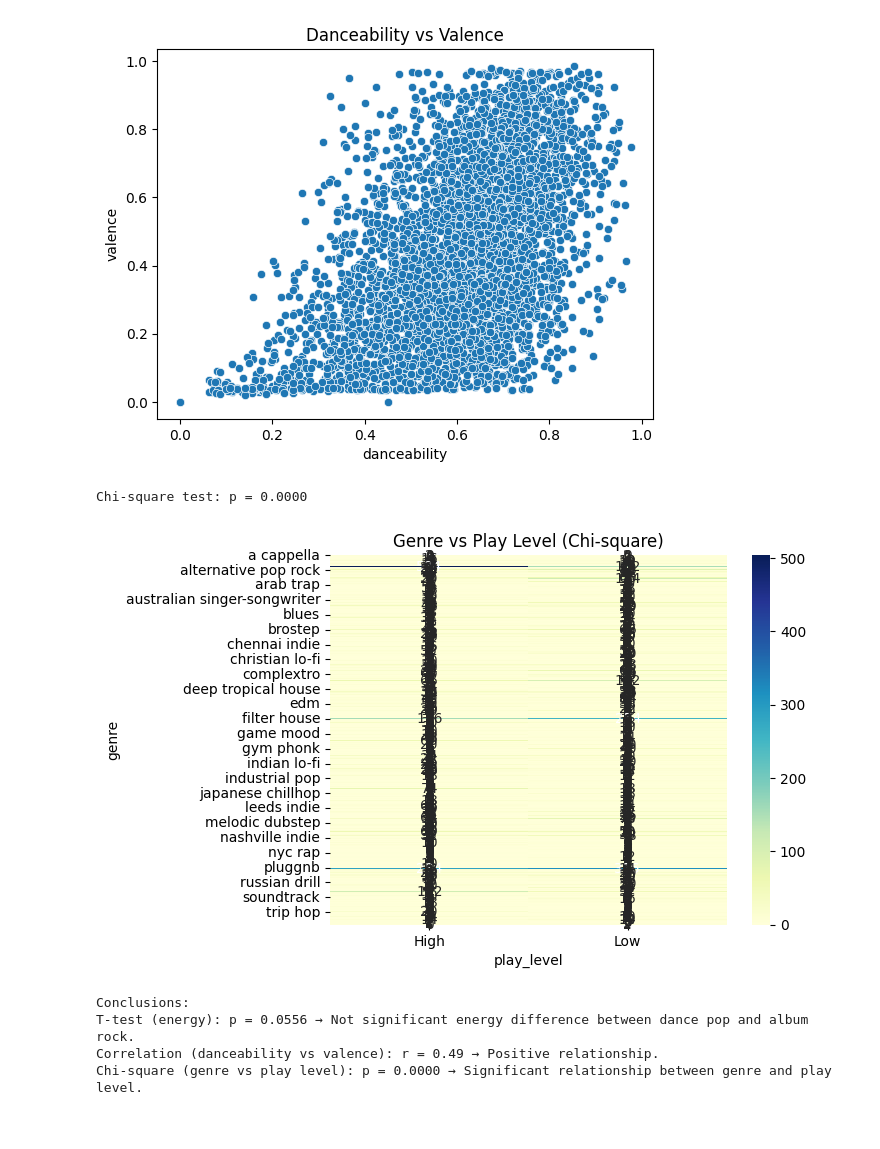
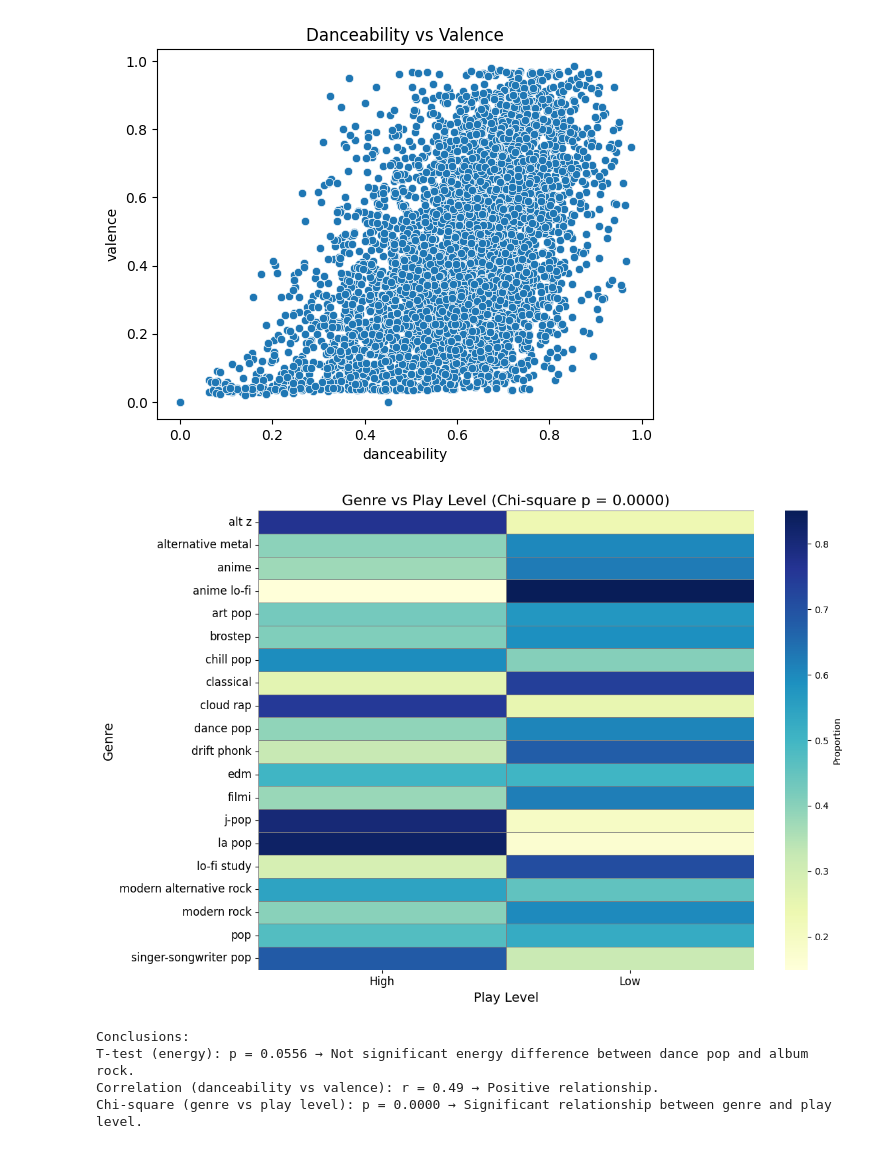
Before and after one commit to AtharvUmap/song_recommendation_model, a Jupyter notebook: song_rec.ipynb, the cells around one changed output. Cells and saved outputs as stored; diff of their text form; code cells hidden in the pictures.

Commit message:
Fixed heatmap

```diff
--- a/song_rec.ipynb
+++ b/song_rec.ipynb
@@ -302,24 +307,37 @@ Correlation: r = 0.49
 [figure]
 # %%
 from scipy.stats import chi2_contingency
+import matplotlib.pyplot as plt
+import seaborn as sns
+import pandas as pd
 
 # Categorize play level
 median_play = df_clean['msPlayed'].median()
 df_clean['play_level'] = df_clean['msPlayed'].apply(lambda x: 'High' if x > median_play else 'Low')
 
-# Chi-square test
-genre_play = pd.crosstab(df_clean['genre'], df_clean['play_level'])
+# Keep top 20 genres
+top_genres = df_clean['genre'].value_counts().head(20).index
+filtered = df_clean[df_clean['genre'].isin(top_genres)]
+
+# Contingency table and Chi-square test
+genre_play = pd.crosstab(filtered['genre'], filtered['play_level'])
 chi2_stat, p_val2, _, _ = chi2_contingency(genre_play)
-print(f"Chi-square test: p = {p_val2:.4f}")
 
-# Plot
-plt.figure()
-sns.heatmap(genre_play, annot=True, fmt='d', cmap='YlGnBu')
-plt.title('Genre vs Play Level (Chi-square)')
+# Normalize by row to show proportions
+genre_play_norm = genre_play.div(genre_play.sum(axis=1), axis=0)
+
+# Plot heatmap (proportional values)
+plt.figure(figsize=(12, 8))
+sns.heatmap(genre_play_norm, cmap='YlGnBu', linewidths=0.5, linecolor='gray', cbar_kws={'label': 'Proportion'})
+plt.title(f'Genre vs Play Level (Chi-square p = {p_val2:.4f})', fontsize=16)
+plt.xlabel('Play Level', fontsize=14)
+plt.ylabel('Genre', fontsize=14)
+plt.xticks(rotation=0, fontsize=12)
+plt.yticks(rotation=0, fontsize=12)
+plt.tight_layout()
 plt.show()
 # %% [output]
-Chi-square test: p = 0.0000
-[figure, old version]
+[figure, new version]
 # %%
 print("Conclusions:")
 print(f"T-test (energy): p = {p_val1:.4f} → {'Significant' if p_val1 < 0.05 else 'Not significant'} energy difference between {genre1} and {genre2}.")
```
Also changed, not shown: parts of 1 cell of this notebook.
